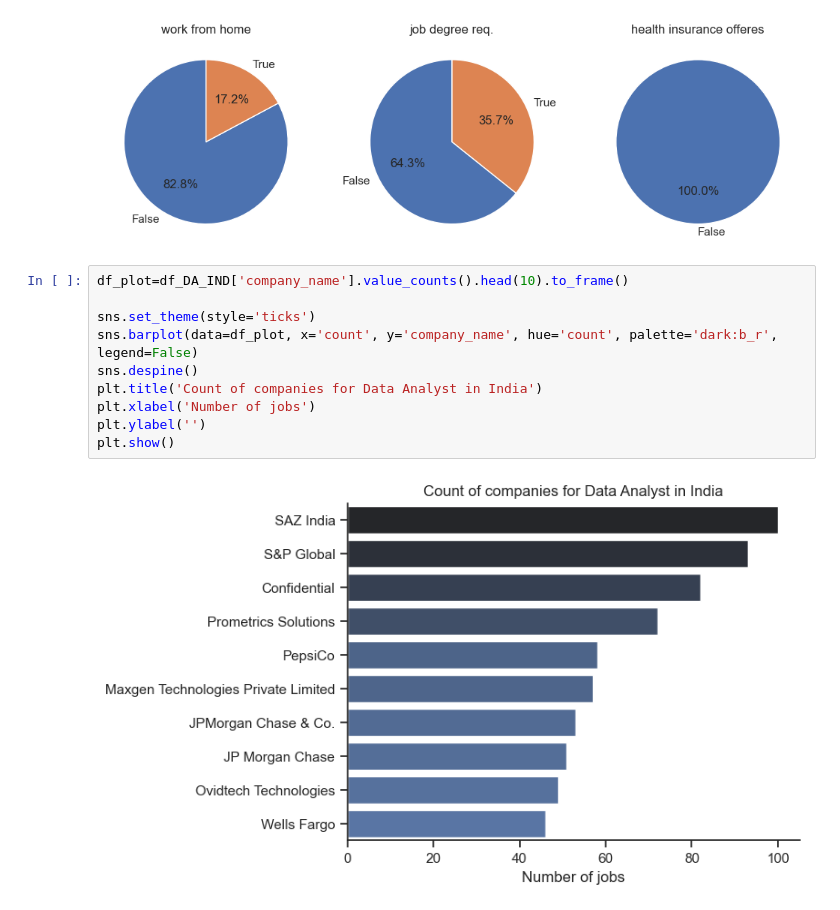
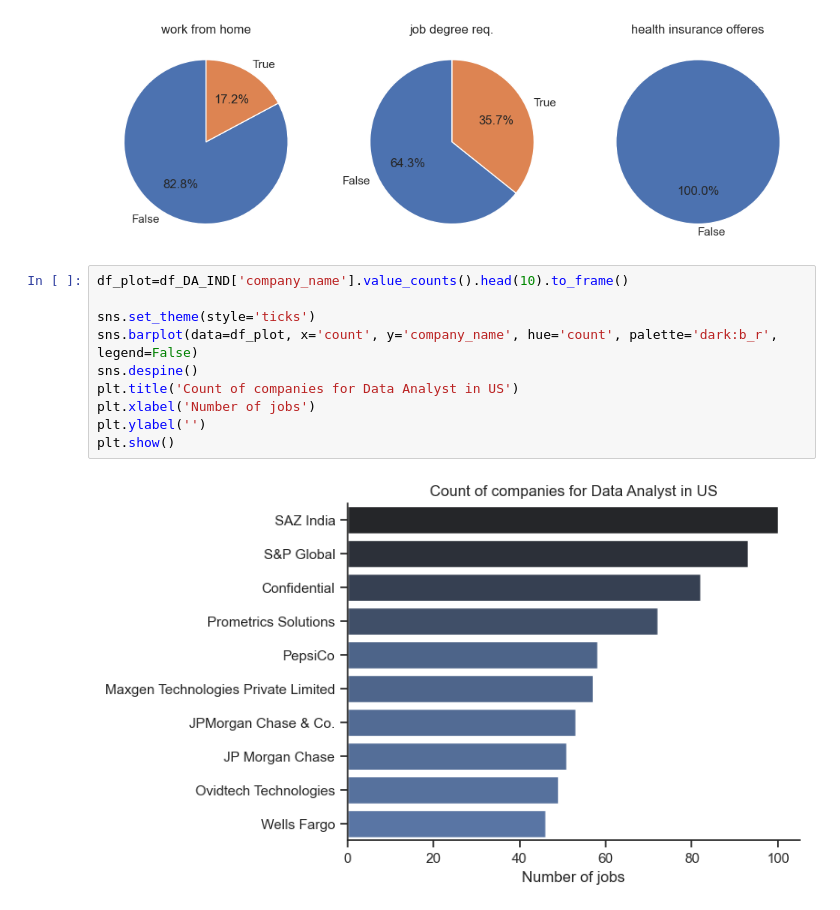
Before and after one commit to Nisha30042003/python.data-project, a Jupyter notebook: 1_Python_Project.ipynb/1_EDA_Intro.ipynb, the cells around one changed output. Cells and saved outputs as stored; diff of their text form.

```diff
--- a/1_Python_Project.ipynb/1_EDA_Intro.ipynb
+++ b/1_Python_Project.ipynb/1_EDA_Intro.ipynb
@@ -59,12 +59,12 @@ plt.show()
 # %%
 df_plot=df_DA_IND['company_name'].value_counts().head(10).to_frame()
 
 sns.set_theme(style='ticks')
 sns.barplot(data=df_plot, x='count', y='company_name', hue='count', palette='dark:b_r', legend=False)
 sns.despine()
-plt.title('Count of companies for Data Analyst in India')
+plt.title('Count of companies for Data Analyst in US')
 plt.xlabel('Number of jobs')
 plt.ylabel('')
 plt.show()
 # %% [output]
-[figure, old version]
+[figure, new version]
```
Also changed, not shown: parts of 1 cell of this notebook, 1 other file.
